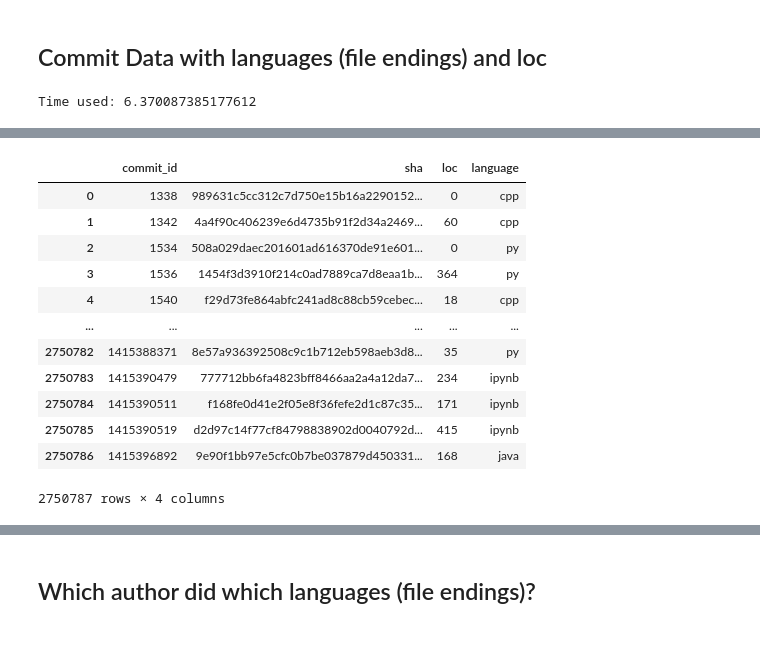
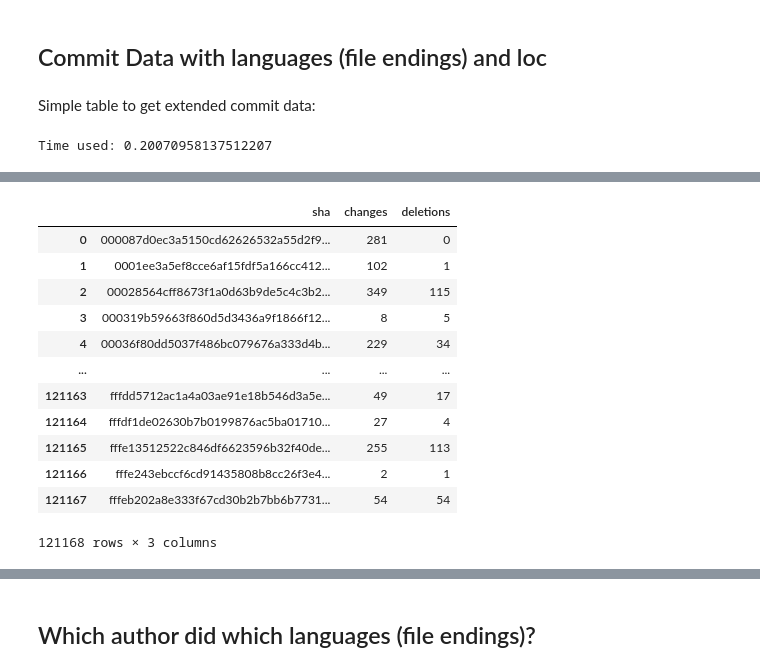
Before and after one commit to LeonBein/CRM20, a Jupyter notebook: DataExplorer.ipynb, the cells around one changed output, grey strips where cells are left out. Drawn from its saved outputs; the diff is of its cells as text; code cells hidden in the pictures; blank space fills up the shorter version.

```diff
--- a/DataExplorer.ipynb
+++ b/DataExplorer.ipynb
@@ -304,3 +308,5 @@ dbUtils.runQuery('''
         GROUP BY commit_id, lb_sample_commits.sha, language);
     SELECT * FROM crm20.lb_changes
 ''')
+# %% [markdown]
+Simple table to get extended commit data:
@@ -307,20 +324,20 @@ dbUtils.runQuery('''
 # %%
 dbUtils.runQuery('''
-    SELECT * FROM crm20.lb_changes
+    SELECT * FROM crm20.lb_java_changes
 ''')
 # %% [output]
-Time used: 6.370087385177612
+Time used: 0.20070958137512207
 [interactive output not drawn]
-|  | commit_id | sha | loc | language |
-| 0 | 1338 | 989631c5cc312c7d750e15b16a2290152... | 0 | cpp |
-| 1 | 1342 | 4a4f90c406239e6d4735b91f2d34a2469... | 60 | cpp |
-| 2 | 1534 | 508a029daec201601ad616370de91e601... | 0 | py |
-| 3 | 1536 | 1454f3d3910f214c0ad7889ca7d8eaa1b... | 364 | py |
-| 4 | 1540 | f29d73fe864abfc241ad8c88cb59cebec... | 18 | cpp |
-| ... | ... | ... | ... | ... |
-| 2750782 | 1415388371 | 8e57a936392508c9c1b712eb598aeb3d8... | 35 | py |
-| 2750783 | 1415390479 | 777712bb6fa4823bff8466aa2a4a12da7... | 234 | ipynb |
-| 2750784 | 1415390511 | f168fe0d41e2f05e8f36fefe2d1c87c35... | 171 | ipynb |
-| 2750785 | 1415390519 | d2d97c14f77cf84798838902d0040792d... | 415 | ipynb |
-| 2750786 | 1415396892 | 9e90f1bb97e5cfc0b7be037879d450331... | 168 | java |
+|  | sha | changes | deletions |
+| 0 | 000087d0ec3a5150cd62626532a55d2f9... | 281 | 0 |
+| 1 | 0001ee3a5ef8cce6af15fdf5a166cc412... | 102 | 1 |
+| 2 | 00028564cff8673f1a0d63b9de5c4c3b2... | 349 | 115 |
+| 3 | 000319b59663f860d5d3436a9f1866f12... | 8 | 5 |
+| 4 | 00036f80dd5037f486bc079676a333d4b... | 229 | 34 |
+| ... | ... | ... | ... |
+| 121163 | fffdd5712ac1a4a03ae91e18b546d3a5e... | 49 | 17 |
+| 121164 | fffdf1de02630b7b0199876ac5ba01710... | 27 | 4 |
+| 121165 | fffe13512522c846df6623596b32f40de... | 255 | 113 |
+| 121166 | fffe243ebccf6cd91435808b8cc26f3e4... | 2 | 1 |
+| 121167 | fffeb202a8e333f67cd30b2b7bb6b7731... | 54 | 54 |
-2750787 rows × 4 columns
+121168 rows × 3 columns
```
Also changed, not shown: parts of 10 cells of this notebook, 17 other files.
